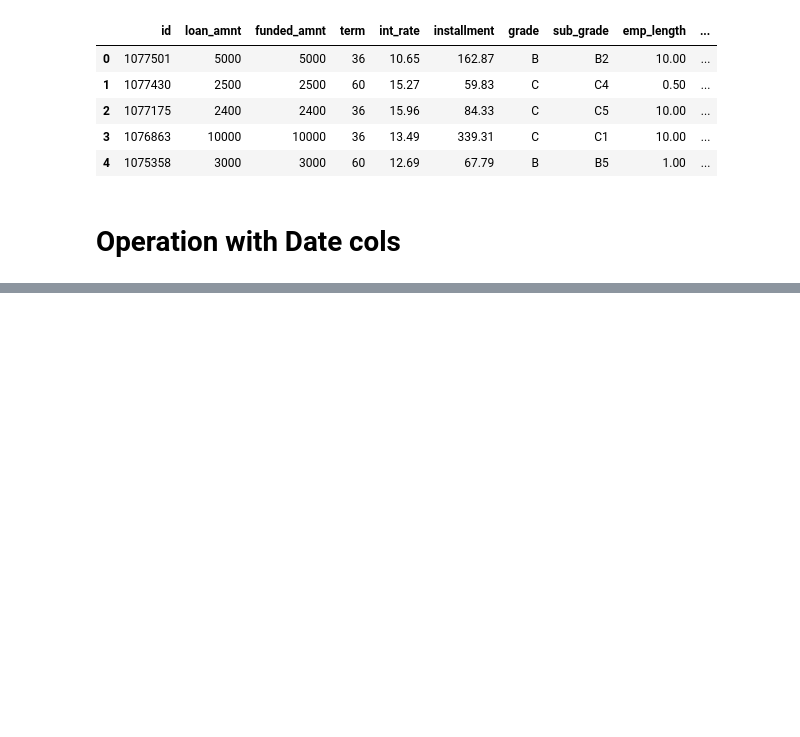
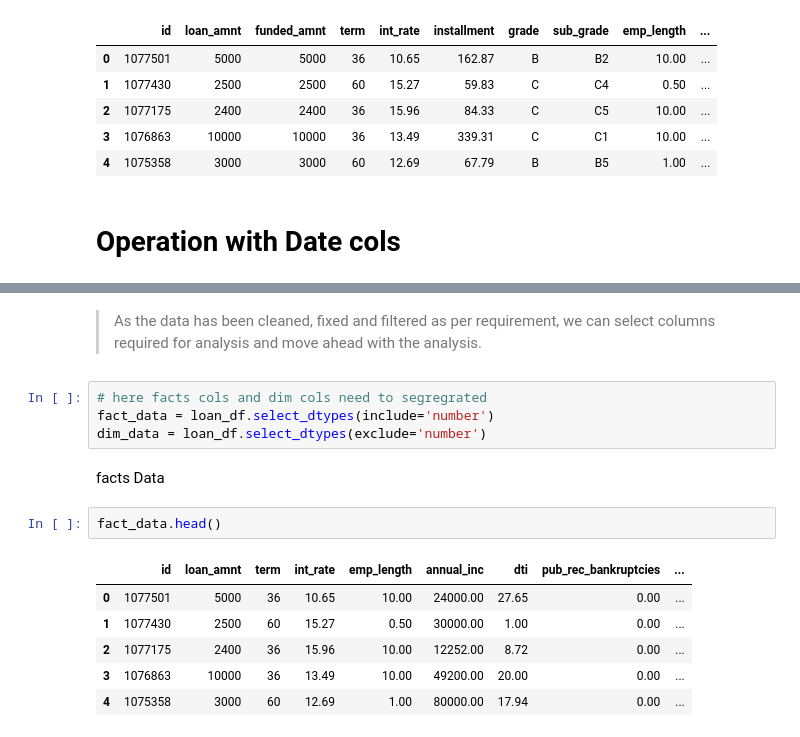
Before and after one commit to sidpani9001/LendingClubCaseStudy, a Jupyter notebook: lendingClubDataAnalysis_v1.ipynb, the cells around one changed output, grey strips where cells are left out. Drawn from its saved outputs; the diff is of its cells as text; blank space fills up the shorter version.

```diff
--- a/lendingClubDataAnalysis_v1.ipynb
+++ b/lendingClubDataAnalysis_v1.ipynb
@@ -483,0 +501,17 @@ loan_df['issue_month'] = loan_df['issue_d'].dt.month
+# %% [markdown]
+>As the data has been cleaned, fixed and filtered as per requirement, we can select columns required for analysis and move ahead with the analysis.
+# %%
+# here facts cols and dim cols need to segregrated
+fact_data = loan_df.select_dtypes(include='number')
+dim_data = loan_df.select_dtypes(exclude='number')
+# %% [markdown]
+facts Data
+# %%
+fact_data.head()
+# %% [output]
+|  | id | loan_amnt | term | int_rate | emp_length | annual_inc | dti | pub_rec_bankruptcies | ... |
+| 0 | 1077501 | 5000 | 36 | 10.65 | 10.00 | 24000.00 | 27.65 | 0.00 | ... |
+| 1 | 1077430 | 2500 | 60 | 15.27 | 0.50 | 30000.00 | 1.00 | 0.00 | ... |
+| 2 | 1077175 | 2400 | 36 | 15.96 | 10.00 | 12252.00 | 8.72 | 0.00 | ... |
+| 3 | 1076863 | 10000 | 36 | 13.49 | 10.00 | 49200.00 | 20.00 | 0.00 | ... |
+| 4 | 1075358 | 3000 | 60 | 12.69 | 1.00 | 80000.00 | 17.94 | 0.00 | ... |
```
Also changed, not shown: parts of 7 cells of this notebook.
